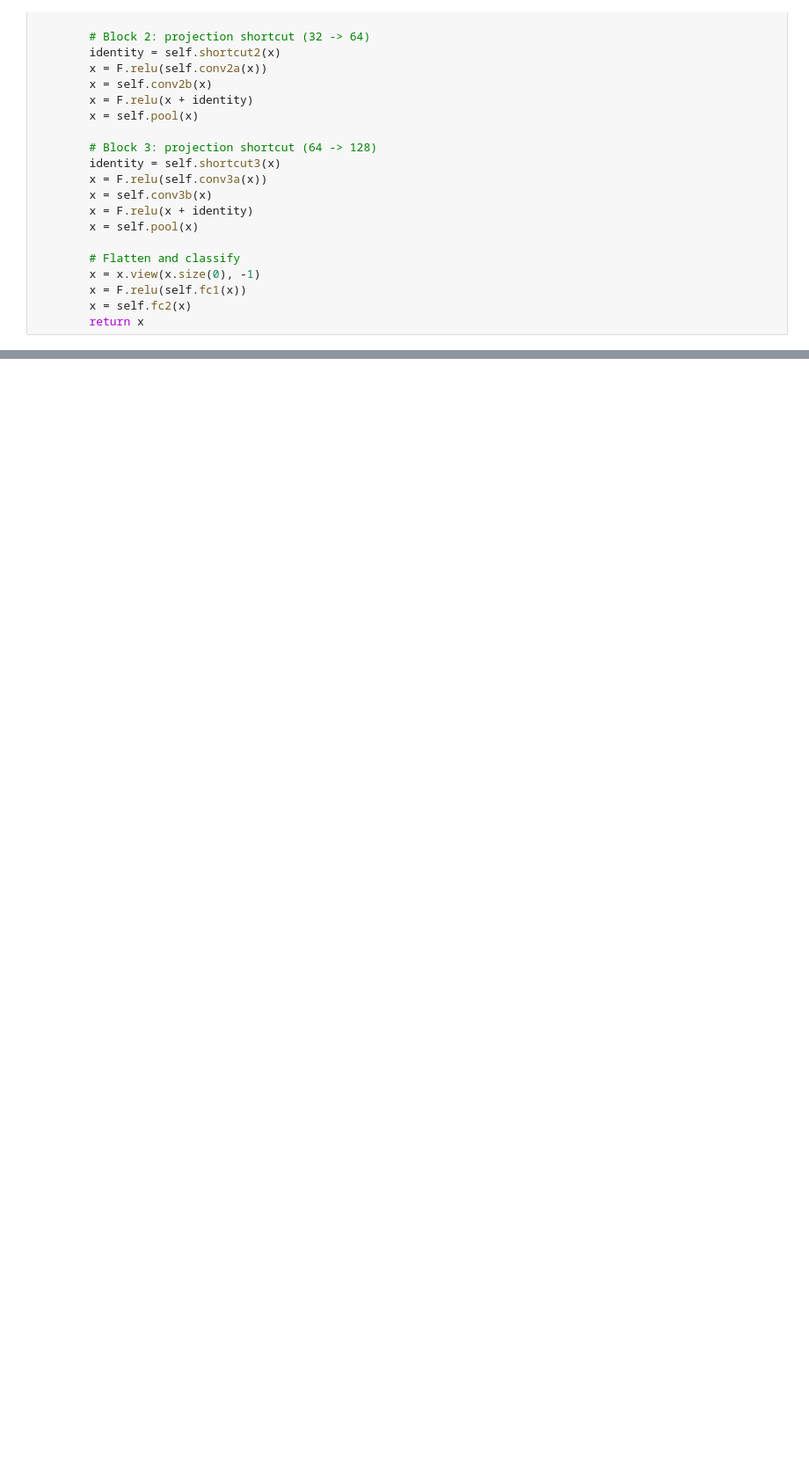
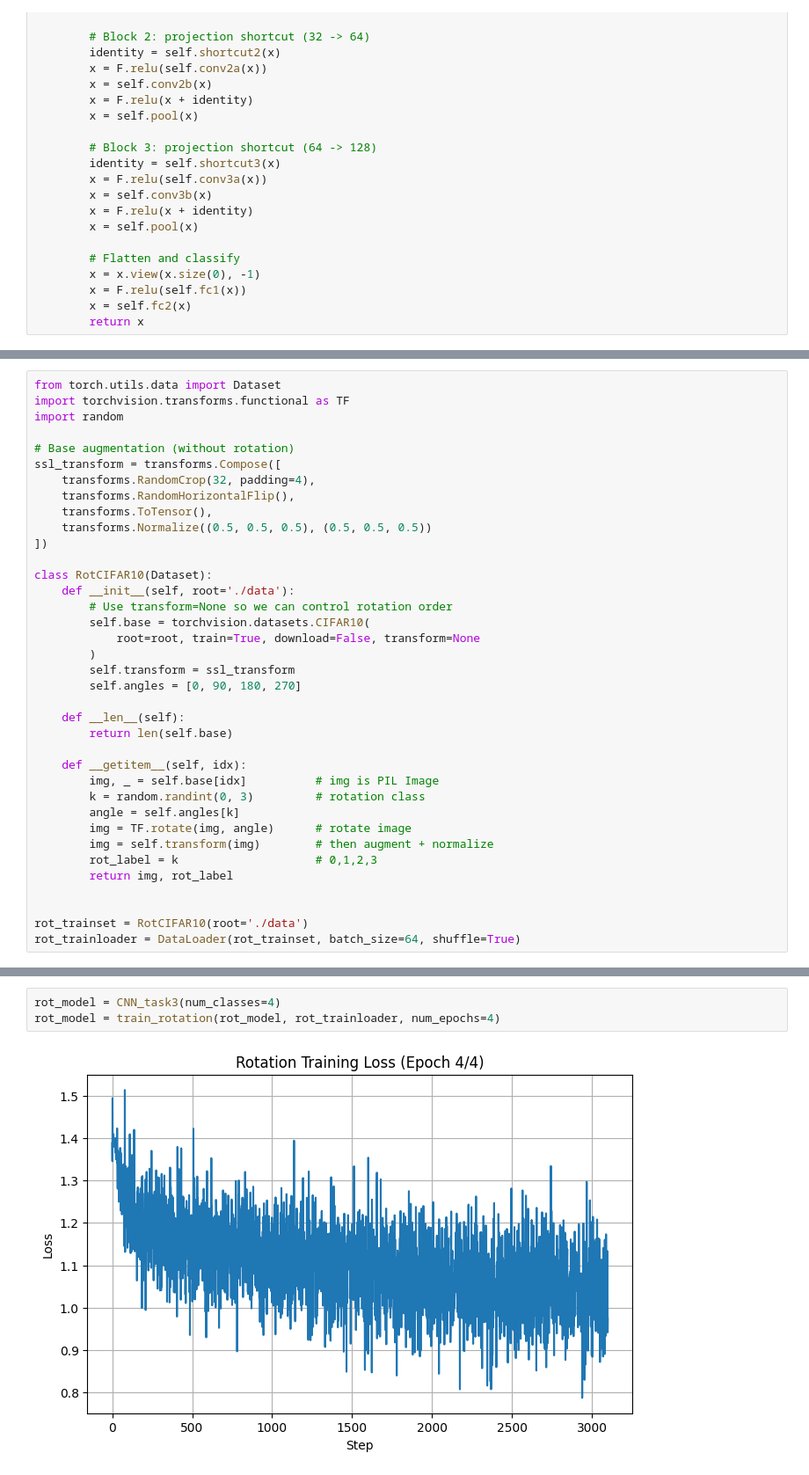
Before and after one commit to LoganBolton/Fall2025Classes, a Jupyter notebook: computer_vision/assignment4/assignment4.ipynb, the cells around one changed output, grey strips where cells are left out. Shown: that part at 88% size. Saved outputs shown, nothing was run; the diff lists cells and outputs as text; blank space fills up the shorter version.

```diff
--- a/computer_vision/assignment4/assignment4.ipynb
+++ b/computer_vision/assignment4/assignment4.ipynb
@@ -313,0 +367,37 @@ Test Loss: 1.0163, Test Accuracy: 63.35%
+# %%
+from torch.utils.data import Dataset
+import torchvision.transforms.functional as TF
+import random
+
+# Base augmentation (without rotation)
+ssl_transform = transforms.Compose([
+    transforms.RandomCrop(32, padding=4),
+    transforms.RandomHorizontalFlip(),
+    transforms.ToTensor(),
+    transforms.Normalize((0.5, 0.5, 0.5), (0.5, 0.5, 0.5))
+])
+
+class RotCIFAR10(Dataset):
+    def __init__(self, root='./data'):
+        # Use transform=None so we can control rotation order
+        self.base = torchvision.datasets.CIFAR10(
+            root=root, train=True, download=False, transform=None
+        )
+        self.transform = ssl_transform
+        self.angles = [0, 90, 180, 270]
+
+    def __len__(self):
+        return len(self.base)
+
+    def __getitem__(self, idx):
+        img, _ = self.base[idx]          # img is PIL Image
+        k = random.randint(0, 3)         # rotation class
+        angle = self.angles[k]
+        img = TF.rotate(img, angle)      # rotate image
+        img = self.transform(img)        # then augment + normalize
+        rot_label = k                    # 0,1,2,3
+        return img, rot_label
+
+
+rot_trainset = RotCIFAR10(root='./data')
+rot_trainloader = DataLoader(rot_trainset, batch_size=64, shuffle=True)
@@ -313,0 +459,5 @@ Test Loss: 1.0163, Test Accuracy: 63.35%
+# %%
+rot_model = CNN_task3(num_classes=4)
+rot_model = train_rotation(rot_model, rot_trainloader, num_epochs=4)
+# %% [output]
+[figure, added]
```
Also changed, not shown: parts of 6 cells of this notebook.
